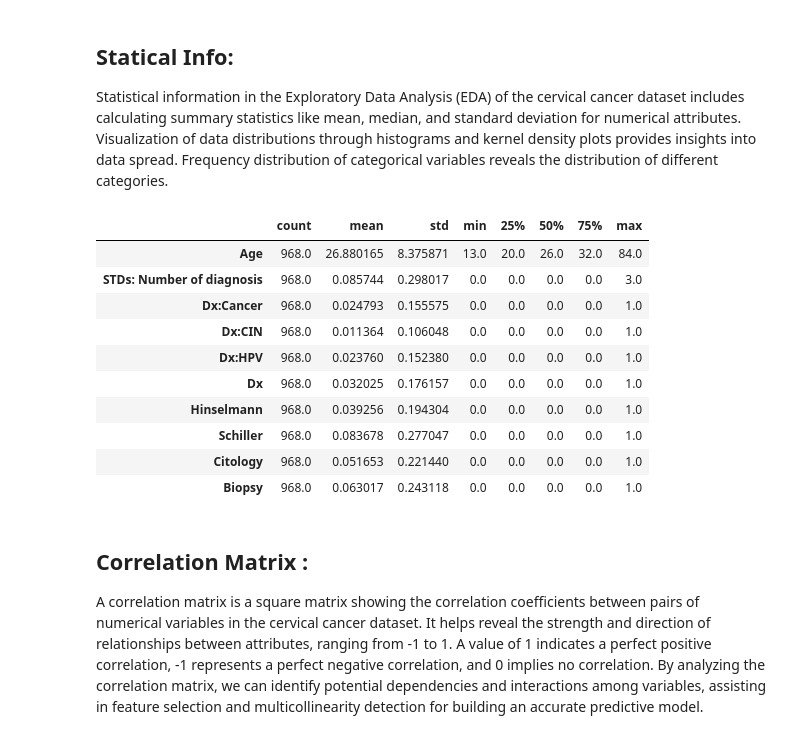
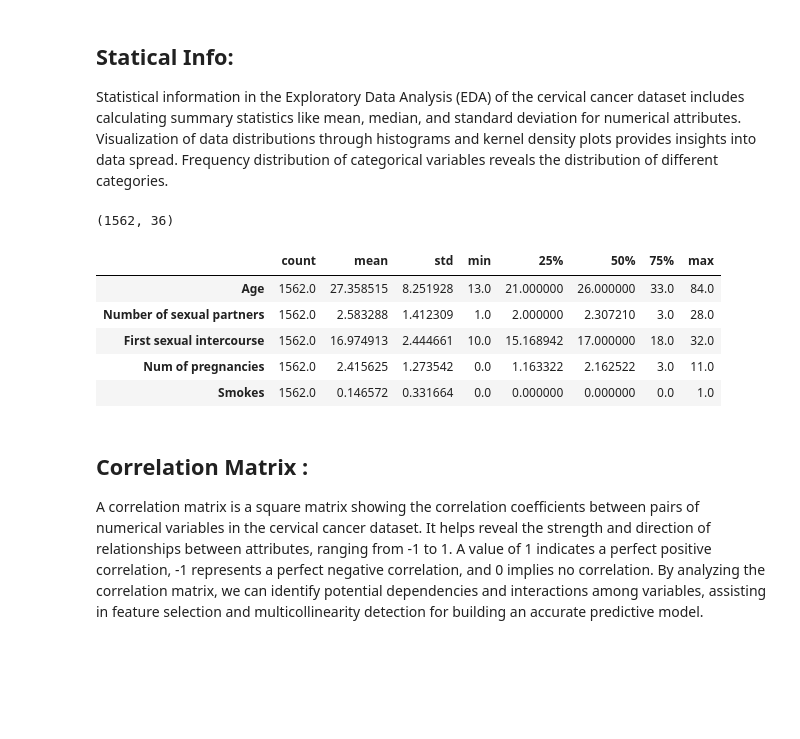
Before and after one commit to johnanam/Python-Projects, a Jupyter notebook: Modelling Cervical Cancer.ipynb, the cells around one changed output. Saved outputs shown, nothing was run; the diff lists cells and outputs as text; code cells hidden in the pictures; blank space fills up the shorter version.

```diff
--- a/Modelling Cervical Cancer.ipynb
+++ b/Modelling Cervical Cancer.ipynb
@@ -196,0 +213,5 @@ Data.dropna()
+# %%
+## separate array into input(x) and output(y) components
+
+x = Data
+x.shape
@@ -196,0 +220,6 @@ Data.dropna()
+# %%
+## create the response/outcome matrix
+
+y = Data['Biopsy']
+
+y.shape
@@ -196,0 +234,5 @@ Data.dropna()
+# %%
+## Create test and train and SMOTE the x matrices
+
+os = SMOTE(random_state = 0)
+x_os,y_os = os.fit_resample(x,y)
@@ -196,0 +266,6 @@ Data.dropna()
+# %%
+df_os = pd.DataFrame(x_os)  ## creating a new dataset
+
+df_os['Biopsy'] = y_os
+
+df_os.head()
@@ -198,20 +286,19 @@ Data.dropna()
 ## Statical Info:
 
 Statistical information in the Exploratory Data Analysis (EDA) of the cervical cancer dataset includes calculating summary statistics like mean, median, and standard deviation for numerical attributes. Visualization of data distributions through histograms and kernel density plots provides insights into data spread. Frequency distribution of categorical variables reveals the distribution of different categories.
+# %%
+df_os.shape
+# %% [output]
+(1562, 36)
 # %%
-Data.describe().transpose()
+df_os.describe().transpose().head()
 # %% [output]
 |  | count | mean | std | min | 25% | 50% | 75% | max |
-| Age | 968.0 | 26.880165 | 8.375871 | 13.0 | 20.0 | 26.0 | 32.0 | 84.0 |
-| STDs: Number of diagnosis | 968.0 | 0.085744 | 0.298017 | 0.0 | 0.0 | 0.0 | 0.0 | 3.0 |
-| Dx:Cancer | 968.0 | 0.024793 | 0.155575 | 0.0 | 0.0 | 0.0 | 0.0 | 1.0 |
-| Dx:CIN | 968.0 | 0.011364 | 0.106048 | 0.0 | 0.0 | 0.0 | 0.0 | 1.0 |
-| Dx:HPV | 968.0 | 0.023760 | 0.152380 | 0.0 | 0.0 | 0.0 | 0.0 | 1.0 |
-| Dx | 968.0 | 0.032025 | 0.176157 | 0.0 | 0.0 | 0.0 | 0.0 | 1.0 |
-| Hinselmann | 968.0 | 0.039256 | 0.194304 | 0.0 | 0.0 | 0.0 | 0.0 | 1.0 |
-| Schiller | 968.0 | 0.083678 | 0.277047 | 0.0 | 0.0 | 0.0 | 0.0 | 1.0 |
-| Citology | 968.0 | 0.051653 | 0.221440 | 0.0 | 0.0 | 0.0 | 0.0 | 1.0 |
-| Biopsy | 968.0 | 0.063017 | 0.243118 | 0.0 | 0.0 | 0.0 | 0.0 | 1.0 |
+| Age | 1562.0 | 27.358515 | 8.251928 | 13.0 | 21.000000 | 26.000000 | 33.0 | 84.0 |
+| Number of sexual partners | 1562.0 | 2.583288 | 1.412309 | 1.0 | 2.000000 | 2.307210 | 3.0 | 28.0 |
+| First sexual intercourse | 1562.0 | 16.974913 | 2.444661 | 10.0 | 15.168942 | 17.000000 | 18.0 | 32.0 |
+| Num of pregnancies | 1562.0 | 2.415625 | 1.273542 | 0.0 | 1.163322 | 2.162522 | 3.0 | 11.0 |
+| Smokes | 1562.0 | 0.146572 | 0.331664 | 0.0 | 0.000000 | 0.000000 | 0.0 | 1.0 |
 # %% [markdown]
 ## Correlation Matrix :
 
```
Also changed, not shown: parts of 97 cells of this notebook, 3 other files.
